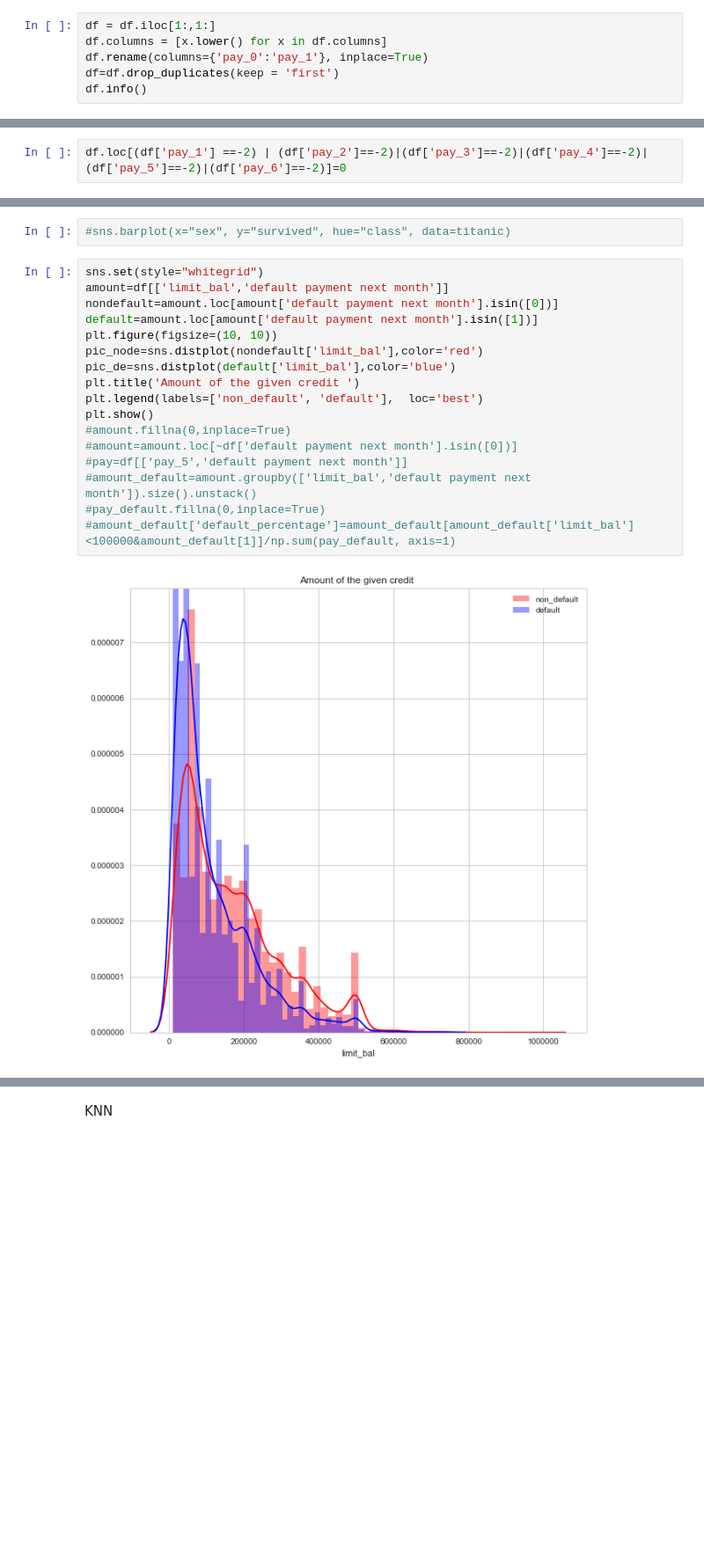
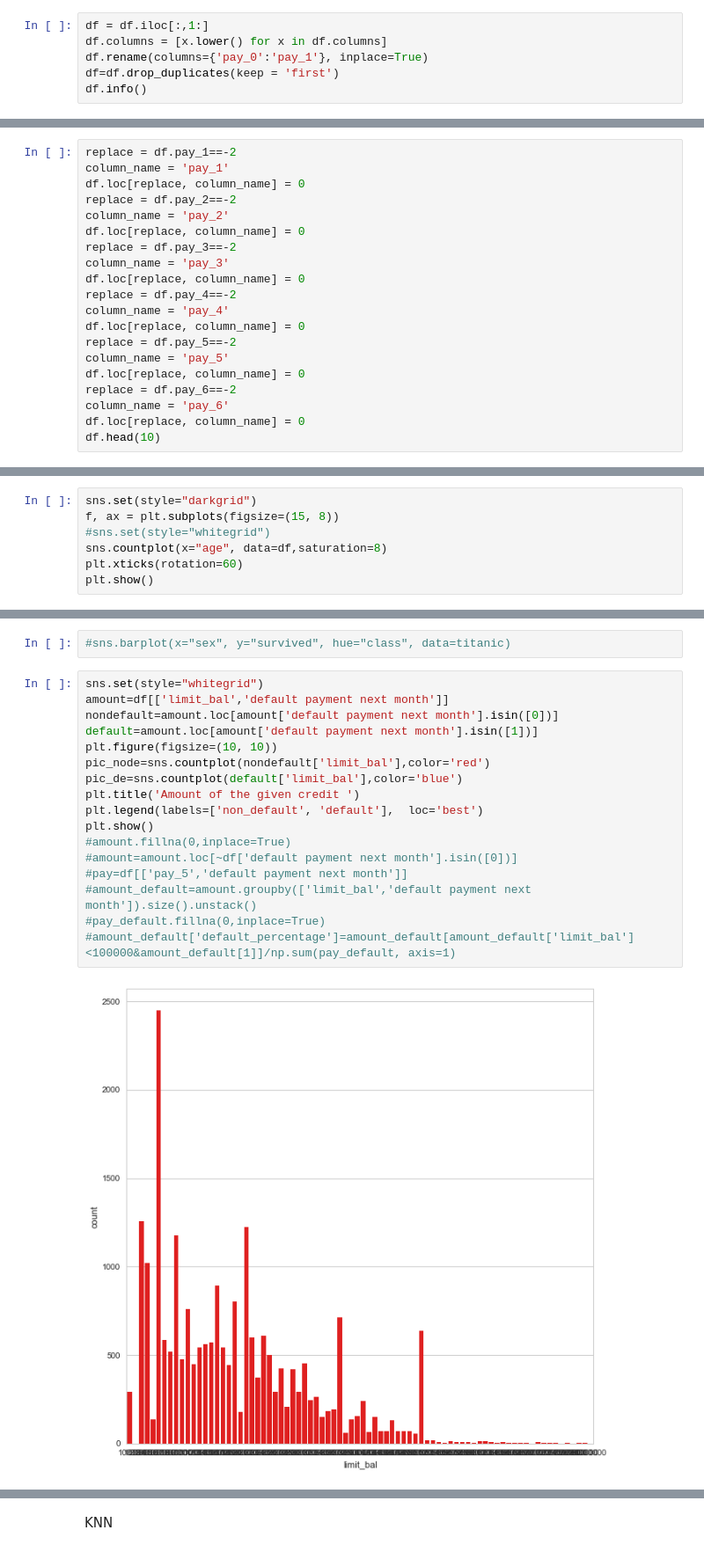
Before and after one commit to Jingophelia/Projects, a Jupyter notebook: Capstone/capstone.ipynb, the cells around one changed output, grey strips where cells are left out. Shown at 88% size. Drawn from its saved outputs; the diff is of its cells as text; blank space fills up the shorter version.

```diff
--- a/Capstone/capstone.ipynb
+++ b/Capstone/capstone.ipynb
@@ -14,5 +23,5 @@ df = pd.read_csv("/Users/jane/Documents/课件/capstone/default.csv",header=1)
 # %%
-df = df.iloc[1:,1:]
+df = df.iloc[:,1:]
 df.columns = [x.lower() for x in df.columns]
 df.rename(columns={'pay_0':'pay_1'}, inplace=True)
 df=df.drop_duplicates(keep = 'first')
@@ -254,4 +284,2 @@ pay_default
 # %% [markdown]
 I found that the default rate is similar between value -2 and 0. This method is loose, but I don't want to loss too much data so this is best way I can find.
-# %%
-df.loc[(df['pay_1'] ==-2) | (df['pay_2']==-2)|(df['pay_3']==-2)|(df['pay_4']==-2)|(df['pay_5']==-2)|(df['pay_6']==-2)]=0
@@ -257,0 +326,20 @@ df.loc[(df['pay_1'] ==-2) | (df['pay_2']==-2)|(df['pay_3']==-2)|(df['pay_4']==-2
+# %%
+replace = df.pay_1==-2
+column_name = 'pay_1'
+df.loc[replace, column_name] = 0
+replace = df.pay_2==-2
+column_name = 'pay_2'
+df.loc[replace, column_name] = 0
+replace = df.pay_3==-2
+column_name = 'pay_3'
+df.loc[replace, column_name] = 0
+replace = df.pay_4==-2
+column_name = 'pay_4'
+df.loc[replace, column_name] = 0
+replace = df.pay_5==-2
+column_name = 'pay_5'
+df.loc[replace, column_name] = 0
+replace = df.pay_6==-2
+column_name = 'pay_6'
+df.loc[replace, column_name] = 0
+df.head(10)
@@ -467,0 +569,7 @@ plt.show()
+# %%
+sns.set(style="darkgrid")
+f, ax = plt.subplots(figsize=(15, 8))
+#sns.set(style="whitegrid")
+sns.countplot(x="age", data=df,saturation=8)
+plt.xticks(rotation=60)
+plt.show()
@@ -470,19 +580,19 @@ plt.show()
 # %%
 sns.set(style="whitegrid")
 amount=df[['limit_bal','default payment next month']]
 nondefault=amount.loc[amount['default payment next month'].isin([0])]
 default=amount.loc[amount['default payment next month'].isin([1])]
 plt.figure(figsize=(10, 10))
-pic_node=sns.distplot(nondefault['limit_bal'],color='red')
-pic_de=sns.distplot(default['limit_bal'],color='blue')
+pic_node=sns.countplot(nondefault['limit_bal'],color='red')
+pic_de=sns.countplot(default['limit_bal'],color='blue')
 plt.title('Amount of the given credit ')
 plt.legend(labels=['non_default', 'default'],  loc='best')
 plt.show()
 #amount.fillna(0,inplace=True)
 #amount=amount.loc[~df['default payment next month'].isin([0])]
 #pay=df[['pay_5','default payment next month']]
 #amount_default=amount.groupby(['limit_bal','default payment next month']).size().unstack()
 #pay_default.fillna(0,inplace=True)
 #amount_default['default_percentage']=amount_default[amount_default['limit_bal']<100000&amount_default[1]]/np.sum(pay_default, axis=1)
 # %% [output]
-[figure, old version]
+[figure, new version]
```
Also changed, not shown: parts of 59 cells of this notebook, 1 other file.
